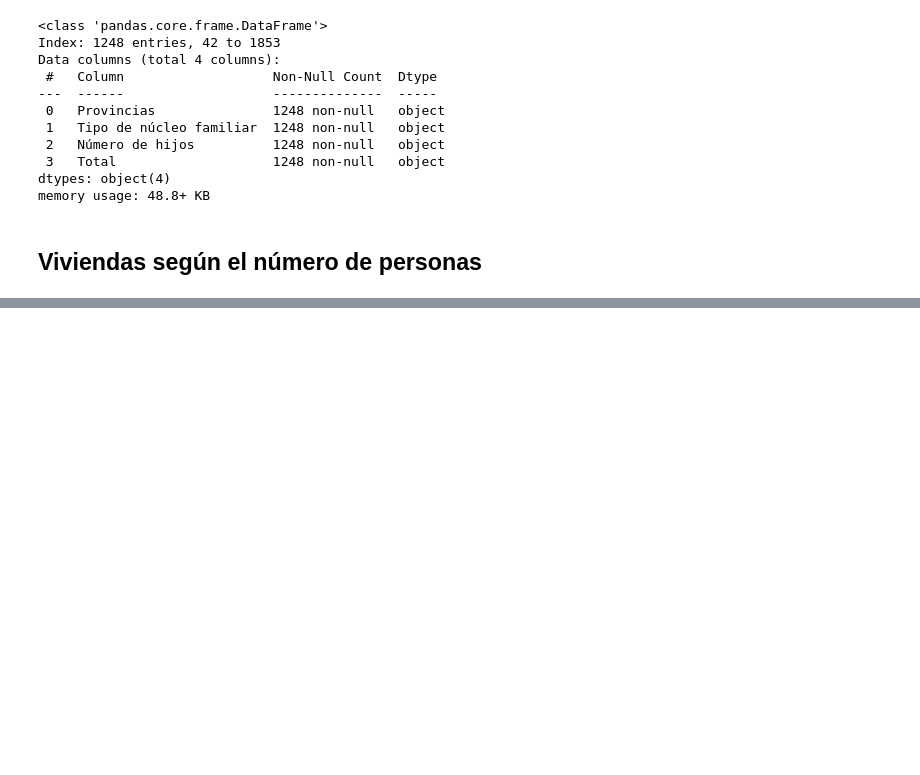
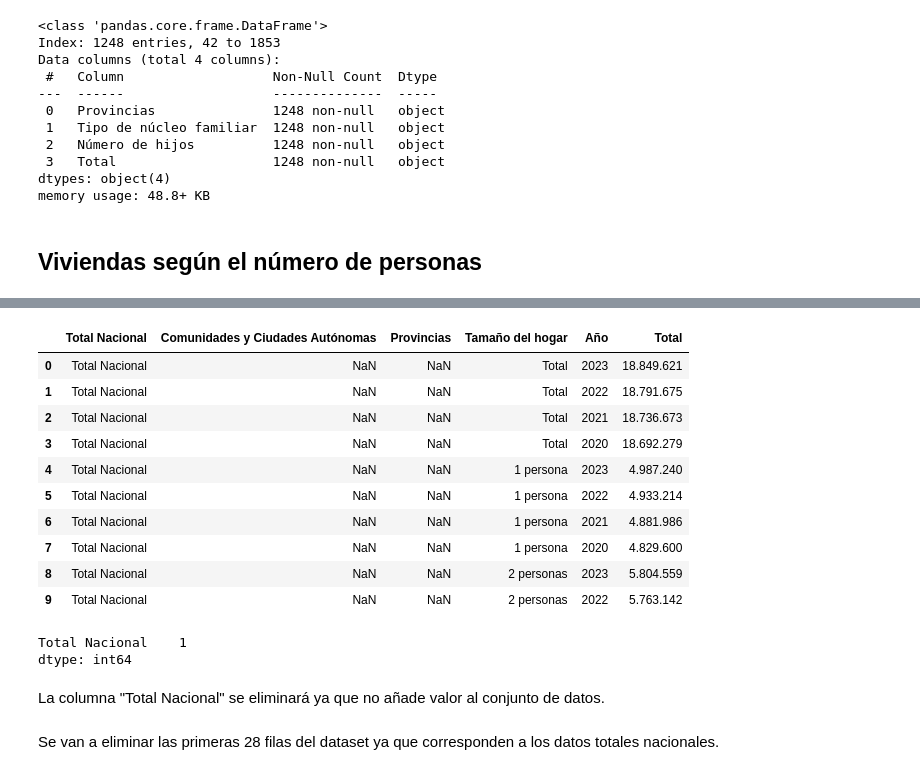
Before and after one commit to elena-17/DataMining-24-25, a Jupyter notebook: src/processing.ipynb, the cells around one changed output, grey strips where cells are left out. Saved outputs shown, nothing was run; the diff lists cells and outputs as text; code cells hidden in the pictures; blank space fills up the shorter version.

Commit message:
preprocesamiento dataset viviendas según el número de personas

```diff
--- a/src/processing.ipynb
+++ b/src/processing.ipynb
@@ -213,3 +213,7 @@ dtypes: object(4)
 memory usage: 48.8+ KB
 # %% [markdown]
 ## Viviendas según el número de personas
+# %%
+viviendas_numero_personas_df=pd.read_csv(RAW_DATA_PATH+"Viviendas según el número de personas.csv", sep = ";", encoding = "latin")
+
+viviendas_numero_personas_df.info()
@@ -215,0 +234,22 @@ memory usage: 48.8+ KB
+# %%
+# Ejemplo de los datos que presenta la tabla
+viviendas_numero_personas_df.head(10)
+# %% [output]
+|  | Total Nacional | Comunidades y Ciudades Autónomas | Provincias | Tamaño del hogar | Año | Total |
+| 0 | Total Nacional | NaN | NaN | Total | 2023 | 18.849.621 |
+| 1 | Total Nacional | NaN | NaN | Total | 2022 | 18.791.675 |
+| 2 | Total Nacional | NaN | NaN | Total | 2021 | 18.736.673 |
+| 3 | Total Nacional | NaN | NaN | Total | 2020 | 18.692.279 |
+| 4 | Total Nacional | NaN | NaN | 1 persona | 2023 | 4.987.240 |
+| 5 | Total Nacional | NaN | NaN | 1 persona | 2022 | 4.933.214 |
+| 6 | Total Nacional | NaN | NaN | 1 persona | 2021 | 4.881.986 |
+| 7 | Total Nacional | NaN | NaN | 1 persona | 2020 | 4.829.600 |
+| 8 | Total Nacional | NaN | NaN | 2 personas | 2023 | 5.804.559 |
+| 9 | Total Nacional | NaN | NaN | 2 personas | 2022 | 5.763.142 |
+# %%
+print(viviendas_numero_personas_df[['Total Nacional']].nunique())
+# %% [output]
+Total Nacional    1
+dtype: int64
+# %% [markdown]
+La columna "Total Nacional" se eliminará ya que no añade valor al conjunto de datos.
@@ -215,0 +258,2 @@ memory usage: 48.8+ KB
+# %% [markdown]
+Se van a eliminar las primeras 28 filas del dataset ya que corresponden a los datos totales nacionales.
```
Also changed, not shown: parts of 14 cells of this notebook.
